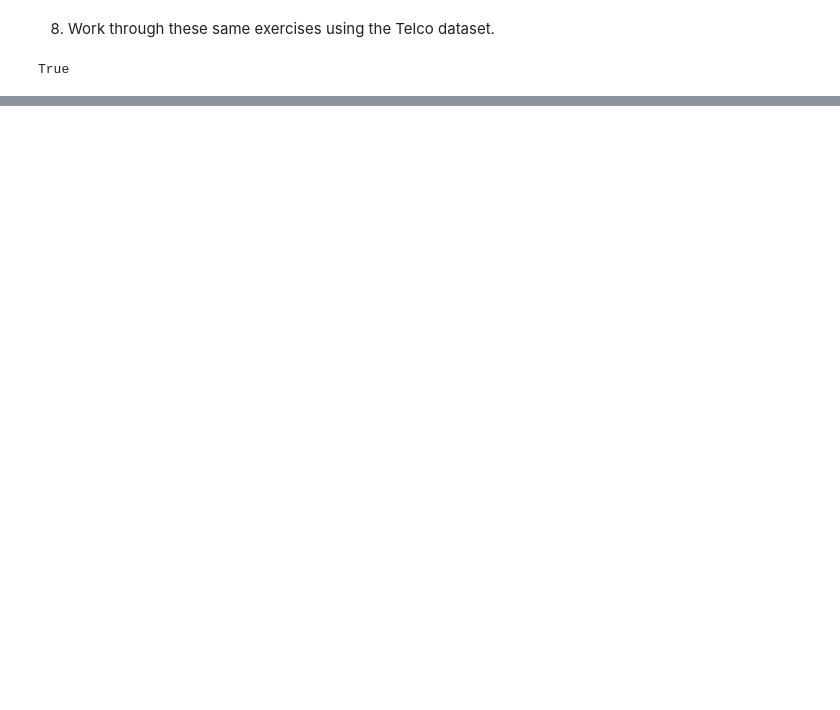
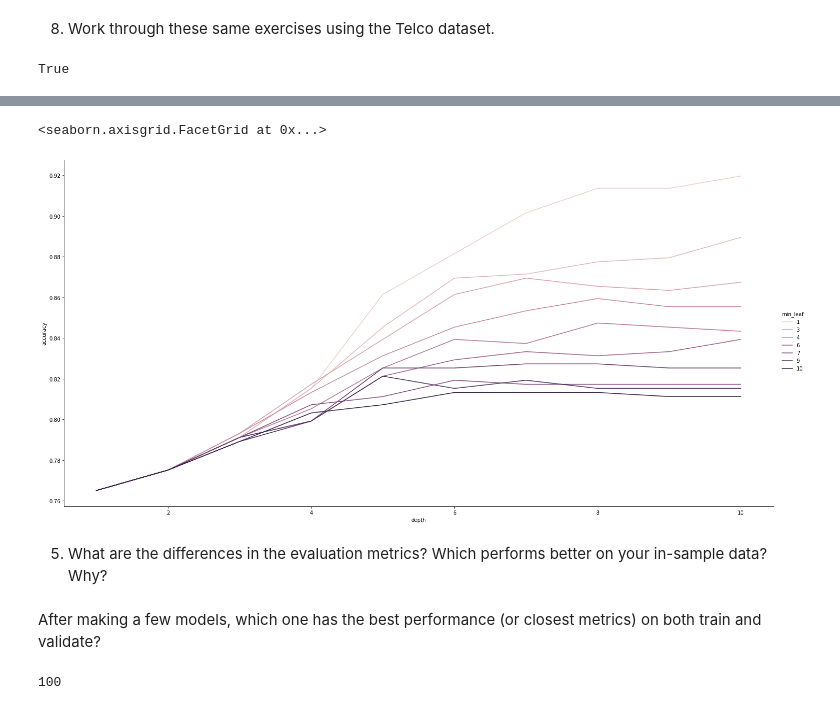
Before and after one commit to MrEnigmamgine/classification-exercises, a Jupyter notebook: model.ipynb, the cells around one changed output, grey strips where cells are left out. Cells and saved outputs as stored; diff of their text form; code cells hidden in the pictures; blank space fills up the shorter version.

Commit message:
random-forest

```diff
--- a/model.ipynb
+++ b/model.ipynb
@@ -301,0 +329,2 @@ True
+# %%
+rf.fit(x_train, y_train)
@@ -301,0 +339,5 @@ True
+# %%
+predictions = rf.predict(x_train)
+actual = y_train
+
+confusion_matrix(actual, predictions)
@@ -301,0 +372,21 @@ True
+# %%
+import itertools
+depths = range(1,11)
+min_leafs = range(1,11)
+combos = list(itertools.product(depths, min_leafs))
+
+metrics = []
+for depth, min_leaf in combos:
+    # Make the model and fit it on train data
+    rf = RandomForestClassifier(max_depth= depth,
+                                min_samples_leaf = min_leaf,
+                                random_state=123)
+    rf.fit(x_train, y_train)
+
+    #Predict on train data and score it
+    predictions = rf.predict(x_train)
+    stats = binary_classifier_stats(y_train, predictions)
+    stats['combo'] = (depth, min_leaf)
+    stats['depth'] = depth
+    stats['min_leaf'] = min_leaf
+    metrics.append(stats)
@@ -301,0 +415,4 @@ True
+# %%
+
+df = pd.DataFrame(metrics)
+df.head()
@@ -301,0 +442,10 @@ True
+# %%
+sns.relplot(data=df, x='depth', y='accuracy', hue='min_leaf', aspect=2, height=10, kind='line')
+# %% [output]
+<seaborn.axisgrid.FacetGrid at 0x...>
+[figure, added]
+# %% [markdown]
+5. What are the differences in the evaluation metrics?  Which performs better on your in-sample data?  Why?
+# %% [markdown]
+
+After making a few models, which one has the best performance (or closest metrics) on both train and validate?
@@ -301,0 +457,4 @@ True
+# %%
+len(combos)
+# %% [output]
+100
```
Also changed, not shown: parts of 27 cells of this notebook.
